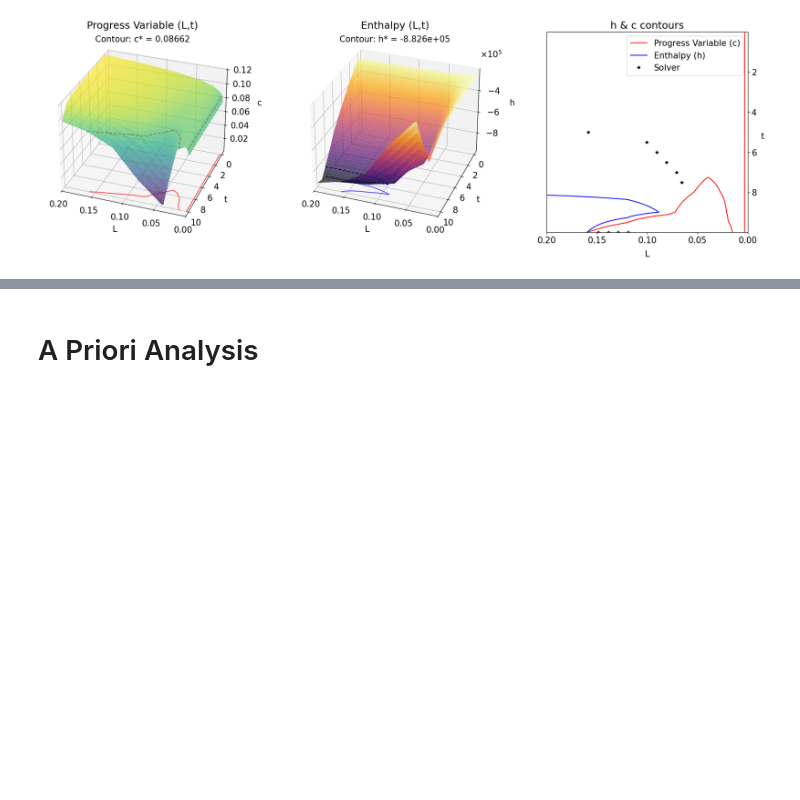
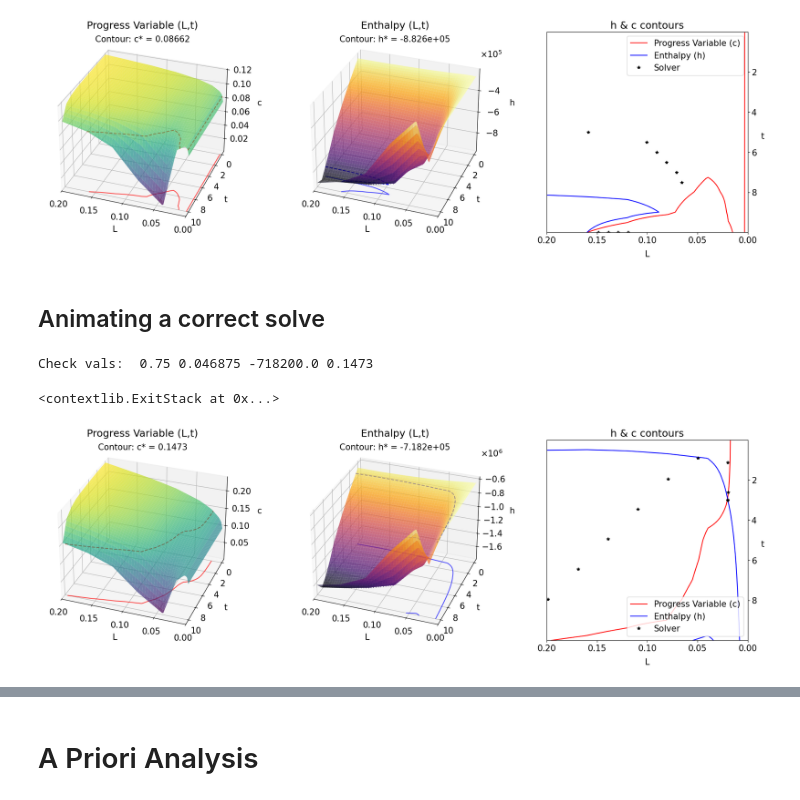
Before and after one commit to jwp91/TableMaker, a Jupyter notebook: flameTableMaker_workspace.ipynb, the cells around one changed output, grey strips where cells are left out. Drawn from its saved outputs; the diff is of its cells as text; code cells hidden in the pictures; blank space fills up the shorter version.

Commit message:
Created animations of a correct solver attempt and a missed attempt. Consolidated some of the remaining legacy code into the Archive section of the main Jupyter workspace.

```diff
--- a/flameTableMaker_workspace.ipynb
+++ b/flameTableMaker_workspace.ipynb
@@ -583,3 +583,51 @@ plt.ion()
 Check vals:  0.25 0.09375 -882600.0 0.08662
 <contextlib.ExitStack at 0x...>
 [figure]
+# %% [markdown]
+## Animating a correct solve
+# %%
+# Load in solver data
+solverDataFolder = r'./solver_data/20241015/Success/'
+solverFilename = r'Xim_0.75_Xiv_0.046875_h_-7.182e+05_c_0.1473.txt'
+solverDataPath = solverDataFolder+solverFilename
+solverData = np.loadtxt(solverDataPath, dtype = float)
+
+# Parse solver data
+LSolver   = solverData[:,2]
+tSolver   = solverData[:,3]
+errSolver = solverData[:,4]
+
+# Parse data from file name
+pattern = r'(?:_)?(\w+)_([+-]?\d*\.?\d+(?:[eE][+-]?\d+)?)'
+matches = re.findall(pattern, solverFilename)
+solverInfo = {label: float(value) for label, value in matches}
+ximSolver = solverInfo['Xim']
+xivSolver = solverInfo['Xiv']
+hSolver   = solverInfo['h']
+cSolver   = solverInfo['c']
+print("Check vals: ", ximSolver, xivSolver, hSolver, cSolver)
+
+# Create data and plot
+scatterData = [np.array([LSolver[i], tSolver[i],]) for i in range(len(LSolver))]
+Ls, ts, hs, cs = createPlotData(ximSolver, xivSolver, hInterp, cInterp)
+
+fig = plt.figure(figsize = (20,20))
+# Function to animate the plot
+def animate(frame):
+    previousPointsToShow = 10
+    low = frame+1-previousPointsToShow
+    if low < 0:
+        low = 0
+    plotHCLT(hSolver, cSolver, Ls, ts, hs, cs, scatterData[low:frame+1], save = False, fig = fig)
+
+# Create the animation
+plt.ioff()
+ani = animation.FuncAnimation(fig, animate, frames=len(LSolver)-1, interval = 200)
+
+# Save the animation as a GIF
+ani.save(f'solverAnimation_success.gif', writer='pillow', fps=5)
+plt.ion()
+# %% [output]
+Check vals:  0.75 0.046875 -718200.0 0.1473
+<contextlib.ExitStack at 0x...>
+[figure, added]
```
Also changed, not shown: parts of 4 cells of this notebook, 4 other files.
